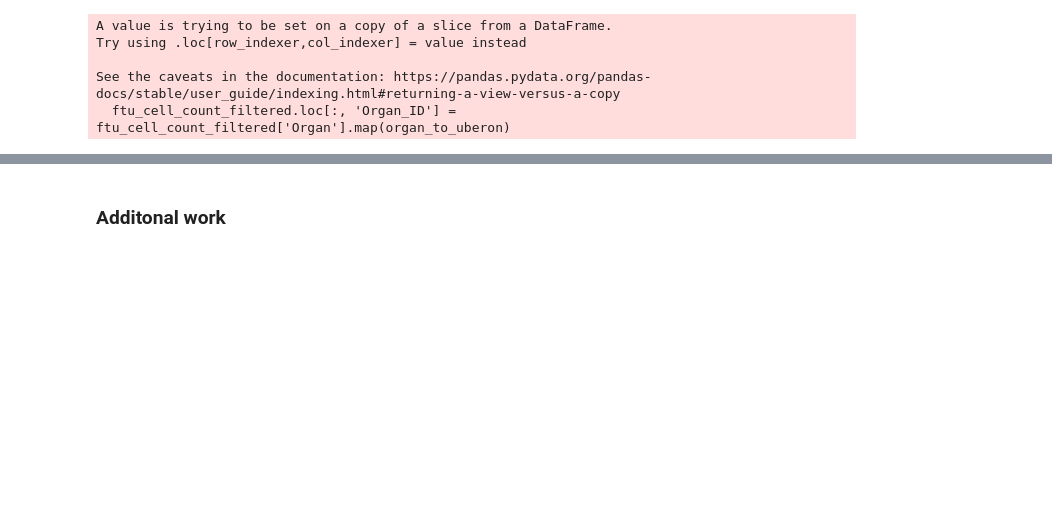
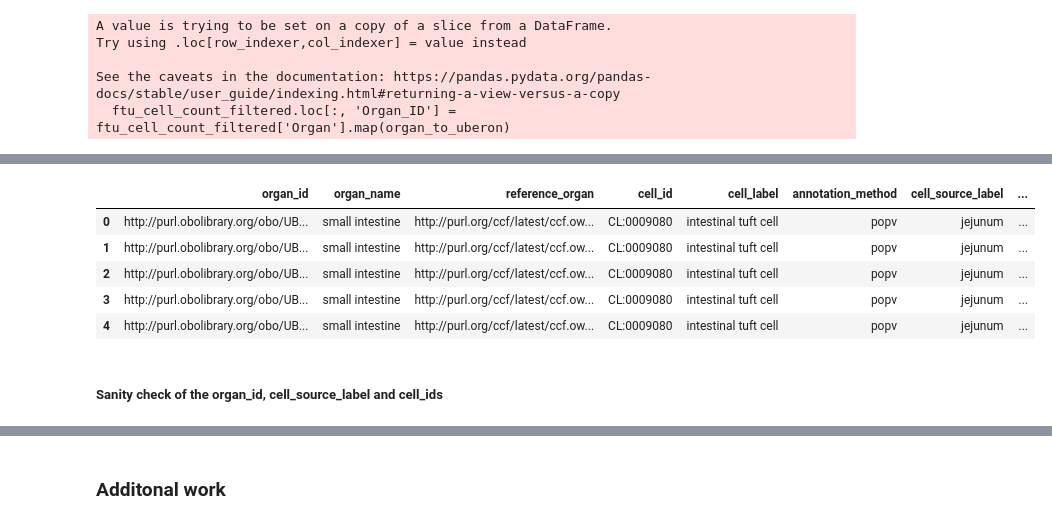
Before and after one commit to cns-iu/hra-ftu-explorer-supporting-information, a Jupyter notebook: FTU-workflow.ipynb, the cells around one changed output, grey strips where cells are left out. Cells and saved outputs as stored; diff of their text form; code cells hidden in the pictures; blank space fills up the shorter version.

```diff
--- a/FTU-workflow.ipynb
+++ b/FTU-workflow.ipynb
@@ -274,0 +349,12 @@ Final CSV saved to: C:\Users\Supriya\Downloads\final_output.csv
+# %%
+import pandas as pd
+import json
+
+# Load CSV file
+csv_file_path = 'output/CTs-with-datasets.csv'
+csv_df = pd.read_csv(csv_file_path)
+
+# Load JSON file
+json_file_path = 'ref_data/atlas-enriched-dataset-graph.jsonld'
+with open(json_file_path, 'r') as f:
+    json_data = json.load(f)
@@ -274,0 +464,13 @@ Final CSV saved to: C:\Users\Supriya\Downloads\final_output.csv
+# %%
+# Adding a new column to the dataframe
+result_df['organ_name'] = result_df['organ_id'].map(organ_id_to_name)
+
+# Display the first few rows of the updated dataframe
+result_df.head()
+# %% [output]
+|  | organ_id | organ_name | reference_organ | cell_id | cell_label | annotation_method | cell_source_label | ... |
+| 0 | http://purl.obolibrary.org/obo/UB... | small intestine | http://purl.org/ccf/latest/ccf.ow... | CL:0009080 | intestinal tuft cell | popv | jejunum | ... |
+| 1 | http://purl.obolibrary.org/obo/UB... | small intestine | http://purl.org/ccf/latest/ccf.ow... | CL:0009080 | intestinal tuft cell | popv | jejunum | ... |
+| 2 | http://purl.obolibrary.org/obo/UB... | small intestine | http://purl.org/ccf/latest/ccf.ow... | CL:0009080 | intestinal tuft cell | popv | jejunum | ... |
+| 3 | http://purl.obolibrary.org/obo/UB... | small intestine | http://purl.org/ccf/latest/ccf.ow... | CL:0009080 | intestinal tuft cell | popv | jejunum | ... |
+| 4 | http://purl.obolibrary.org/obo/UB... | small intestine | http://purl.org/ccf/latest/ccf.ow... | CL:0009080 | intestinal tuft cell | popv | jejunum | ... |
@@ -274,0 +479,2 @@ Final CSV saved to: C:\Users\Supriya\Downloads\final_output.csv
+# %% [markdown]
+##### Sanity check of the organ_id, cell_source_label and cell_ids
```
Also changed, not shown: parts of 42 cells of this notebook, 26 other files.
